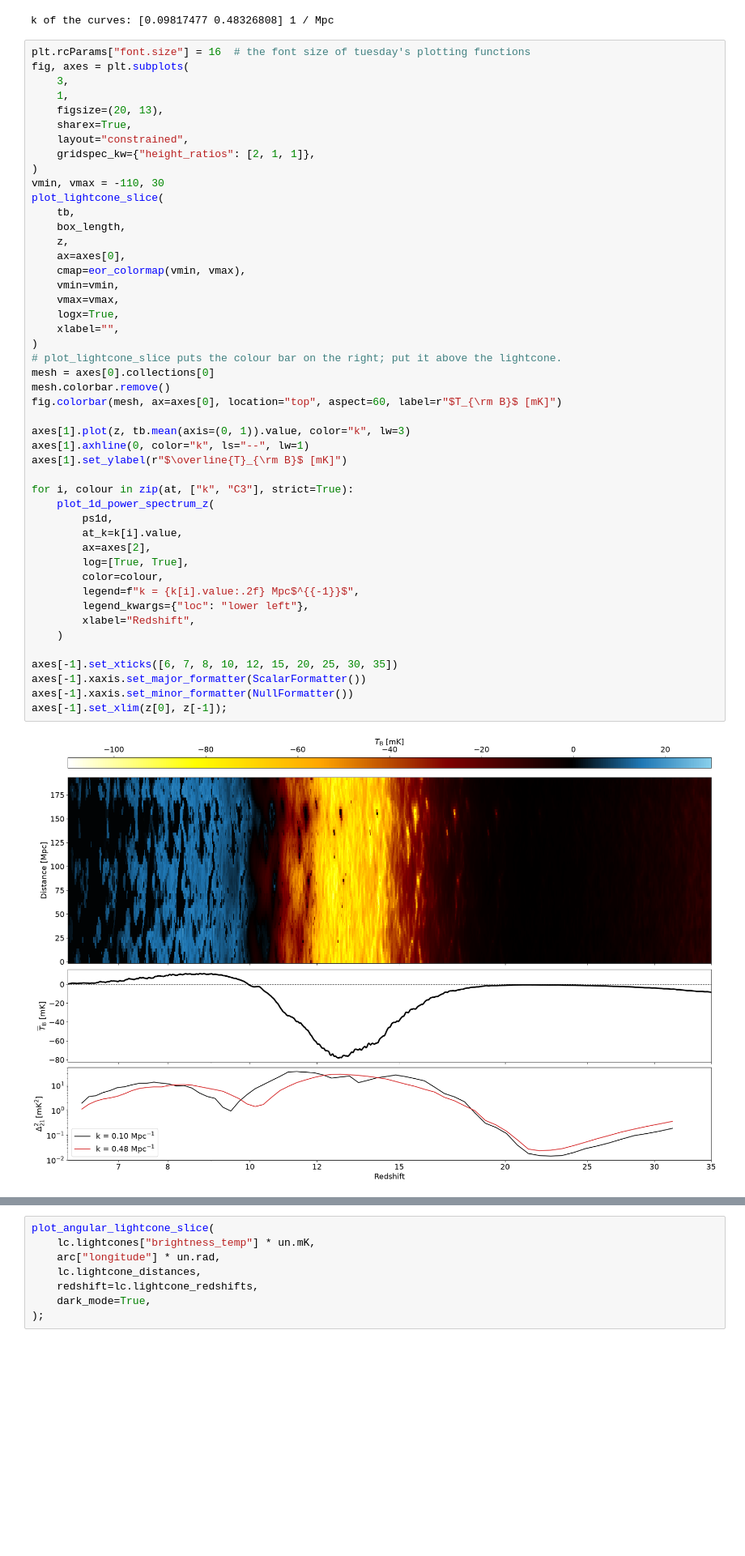
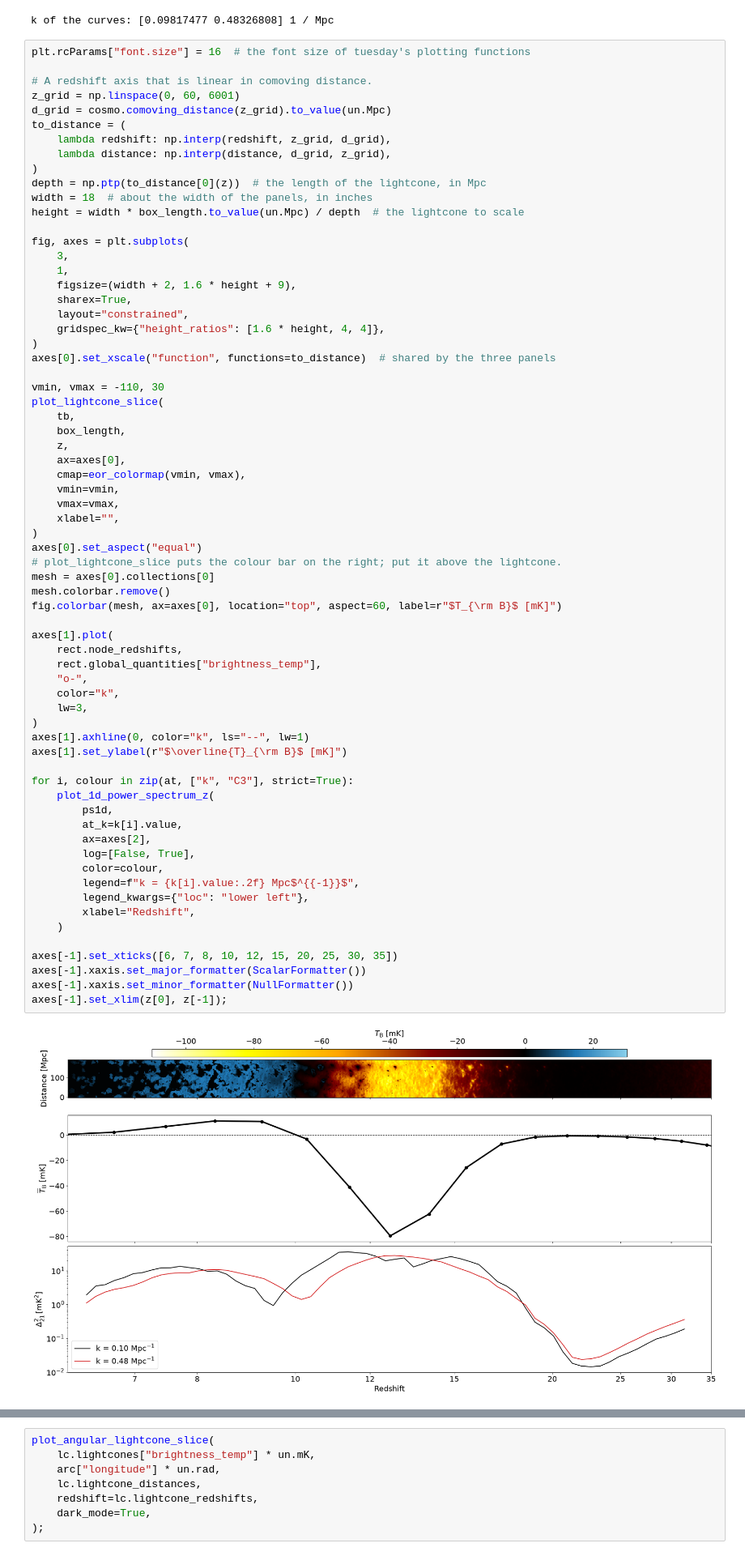
Before and after one commit to 21cmfast/tuesday, a Jupyter notebook: docs/tutorials/angular_lightcones.ipynb, the cells around one changed output, grey strips where cells are left out. Shown at 81% size. Saved outputs shown, nothing was run; the diff lists cells and outputs as text; blank space fills up the shorter version.

```diff
--- a/docs/tutorials/angular_lightcones.ipynb
+++ b/docs/tutorials/angular_lightcones.ipynb
@@ -117,14 +115,28 @@ print("k of the curves:", k[at])
 k of the curves: [0.09817477 0.48326808] 1 / Mpc
 # %%
 plt.rcParams["font.size"] = 16  # the font size of tuesday's plotting functions
+
+# A redshift axis that is linear in comoving distance.
+z_grid = np.linspace(0, 60, 6001)
+d_grid = cosmo.comoving_distance(z_grid).to_value(un.Mpc)
+to_distance = (
+    lambda redshift: np.interp(redshift, z_grid, d_grid),
+    lambda distance: np.interp(distance, d_grid, z_grid),
+)
+depth = np.ptp(to_distance[0](z))  # the length of the lightcone, in Mpc
+width = 18  # about the width of the panels, in inches
+height = width * box_length.to_value(un.Mpc) / depth  # the lightcone to scale
+
 fig, axes = plt.subplots(
     3,
     1,
-    figsize=(20, 13),
+    figsize=(width + 2, 1.6 * height + 9),
     sharex=True,
     layout="constrained",
-    gridspec_kw={"height_ratios": [2, 1, 1]},
+    gridspec_kw={"height_ratios": [1.6 * height, 4, 4]},
 )
+axes[0].set_xscale("function", functions=to_distance)  # shared by the three panels
+
 vmin, vmax = -110, 30
 plot_lightcone_slice(
     tb,
@@ -133,34 +145,40 @@ plot_lightcone_slice(
     ax=axes[0],
     cmap=eor_colormap(vmin, vmax),
     vmin=vmin,
     vmax=vmax,
-    logx=True,
     xlabel="",
 )
+axes[0].set_aspect("equal")
 # plot_lightcone_slice puts the colour bar on the right; put it above the lightcone.
 mesh = axes[0].collections[0]
 mesh.colorbar.remove()
 fig.colorbar(mesh, ax=axes[0], location="top", aspect=60, label=r"$T_{\rm B}$ [mK]")
 
-axes[1].plot(z, tb.mean(axis=(0, 1)).value, color="k", lw=3)
+axes[1].plot(
+    rect.node_redshifts,
+    rect.global_quantities["brightness_temp"],
+    "o-",
+    color="k",
+    lw=3,
+)
 axes[1].axhline(0, color="k", ls="--", lw=1)
 axes[1].set_ylabel(r"$\overline{T}_{\rm B}$ [mK]")
 
 for i, colour in zip(at, ["k", "C3"], strict=True):
     plot_1d_power_spectrum_z(
         ps1d,
         at_k=k[i].value,
         ax=axes[2],
-        log=[True, True],
+        log=[False, True],
         color=colour,
         legend=f"k = {k[i].value:.2f} Mpc$^{{-1}}$",
         legend_kwargs={"loc": "lower left"},
         xlabel="Redshift",
     )
 
 axes[-1].set_xticks([6, 7, 8, 10, 12, 15, 20, 25, 30, 35])
 axes[-1].xaxis.set_major_formatter(ScalarFormatter())
 axes[-1].xaxis.set_minor_formatter(NullFormatter())
 axes[-1].set_xlim(z[0], z[-1]);
 # %% [output]
-[figure, old version]
+[figure, new version]
```
Also changed, not shown: parts of 16 cells of this notebook.
